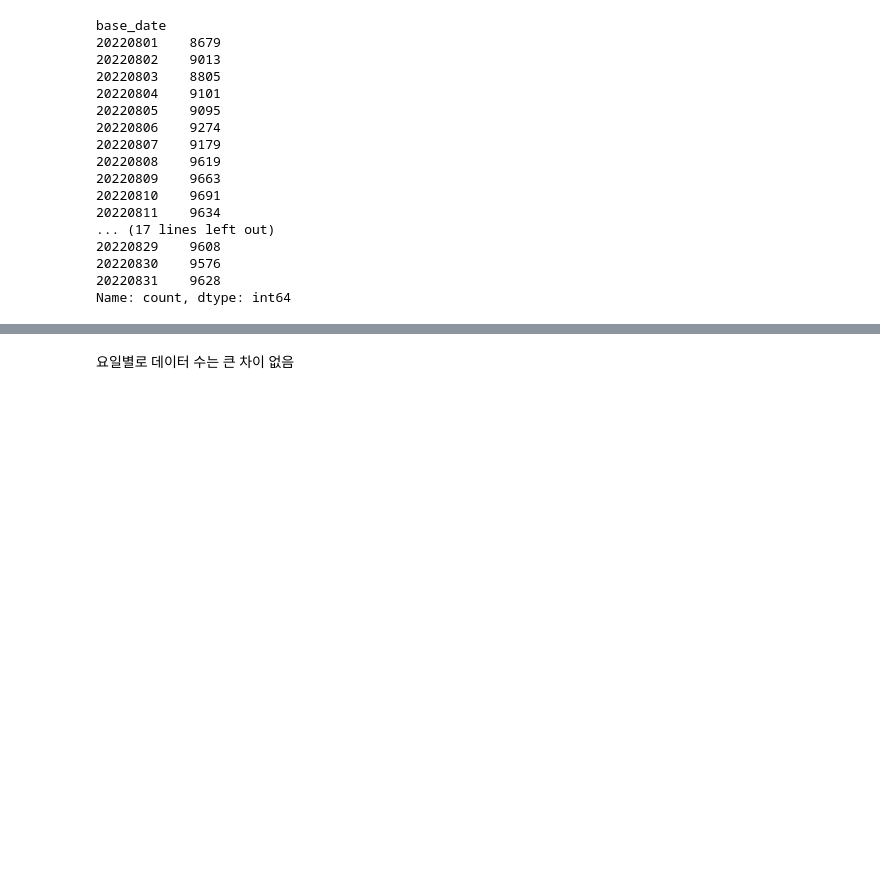
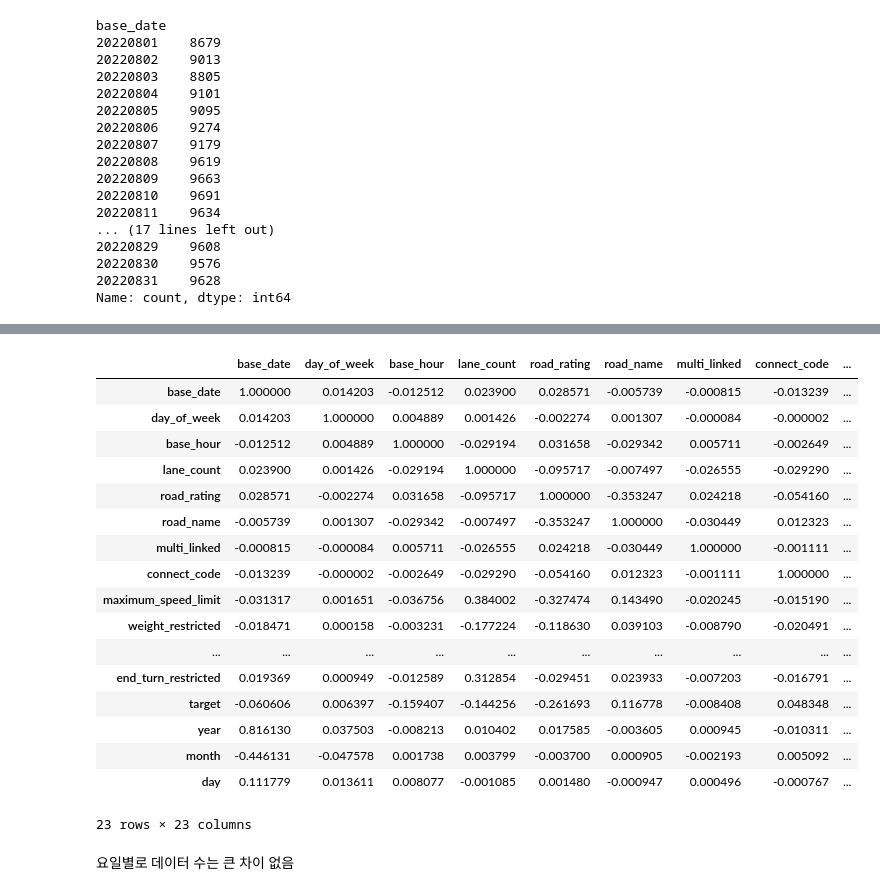
Before and after one commit to yyeseull/Side_Project, a Jupyter notebook: DACON/Jeju_traffic/jeju_traffic_eda.ipynb, the cells around one changed output, grey strips where cells are left out. Drawn from its saved outputs; the diff is of its cells as text; code cells hidden in the pictures; blank space fills up the shorter version.

```diff
--- a/DACON/Jeju_traffic/jeju_traffic_eda.ipynb
+++ b/DACON/Jeju_traffic/jeju_traffic_eda.ipynb
@@ -208,3 +268,24 @@ Name: count, dtype: int64
+# %%
+df_corr.corr()
+# %% [output]
+|  | base_date | day_of_week | base_hour | lane_count | road_rating | road_name | multi_linked | connect_code | ... |
+| base_date | 1.000000 | 0.014203 | -0.012512 | 0.023900 | 0.028571 | -0.005739 | -0.000815 | -0.013239 | ... |
+| day_of_week | 0.014203 | 1.000000 | 0.004889 | 0.001426 | -0.002274 | 0.001307 | -0.000084 | -0.000002 | ... |
+| base_hour | -0.012512 | 0.004889 | 1.000000 | -0.029194 | 0.031658 | -0.029342 | 0.005711 | -0.002649 | ... |
+| lane_count | 0.023900 | 0.001426 | -0.029194 | 1.000000 | -0.095717 | -0.007497 | -0.026555 | -0.029290 | ... |
+| road_rating | 0.028571 | -0.002274 | 0.031658 | -0.095717 | 1.000000 | -0.353247 | 0.024218 | -0.054160 | ... |
+| road_name | -0.005739 | 0.001307 | -0.029342 | -0.007497 | -0.353247 | 1.000000 | -0.030449 | 0.012323 | ... |
+| multi_linked | -0.000815 | -0.000084 | 0.005711 | -0.026555 | 0.024218 | -0.030449 | 1.000000 | -0.001111 | ... |
+| connect_code | -0.013239 | -0.000002 | -0.002649 | -0.029290 | -0.054160 | 0.012323 | -0.001111 | 1.000000 | ... |
+| maximum_speed_limit | -0.031317 | 0.001651 | -0.036756 | 0.384002 | -0.327474 | 0.143490 | -0.020245 | -0.015190 | ... |
+| weight_restricted | -0.018471 | 0.000158 | -0.003231 | -0.177224 | -0.118630 | 0.039103 | -0.008790 | -0.020491 | ... |
+| ... | ... | ... | ... | ... | ... | ... | ... | ... | ... |
+| end_turn_restricted | 0.019369 | 0.000949 | -0.012589 | 0.312854 | -0.029451 | 0.023933 | -0.007203 | -0.016791 | ... |
+| target | -0.060606 | 0.006397 | -0.159407 | -0.144256 | -0.261693 | 0.116778 | -0.008408 | 0.048348 | ... |
+| year | 0.816130 | 0.037503 | -0.008213 | 0.010402 | 0.017585 | -0.003605 | 0.000945 | -0.010311 | ... |
+| month | -0.446131 | -0.047578 | 0.001738 | 0.003799 | -0.003700 | 0.000905 | -0.002193 | 0.005092 | ... |
+| day | 0.111779 | 0.013611 | 0.008077 | -0.001085 | 0.001480 | -0.000947 | 0.000496 | -0.000767 | ... |
+23 rows × 23 columns
 # %% [markdown]
 요일별로 데이터 수는 큰 차이 없음
 # %%
```
Also changed, not shown: parts of 7 cells of this notebook.
